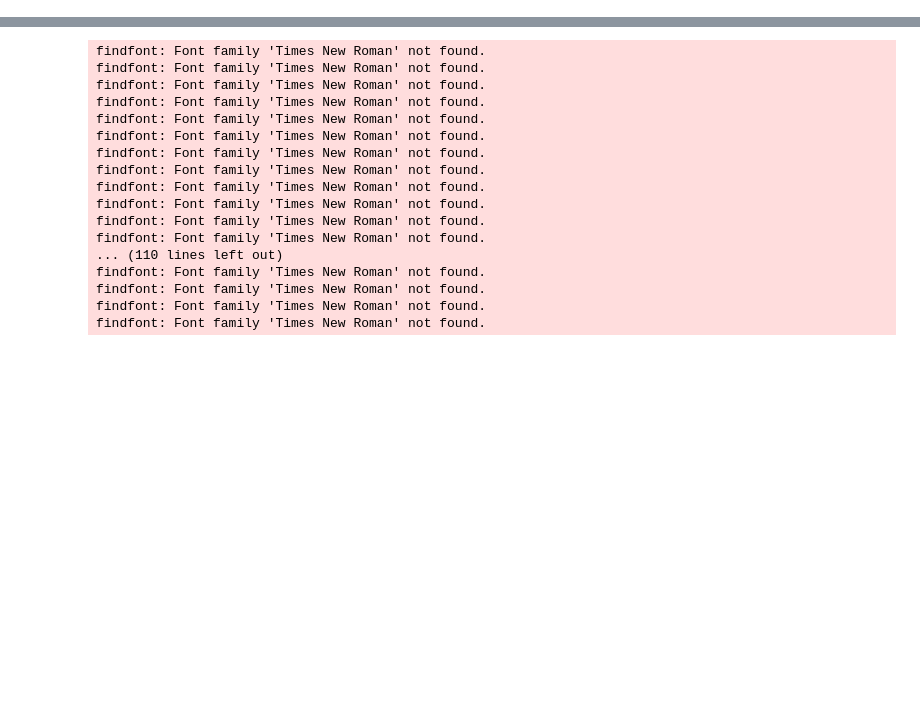
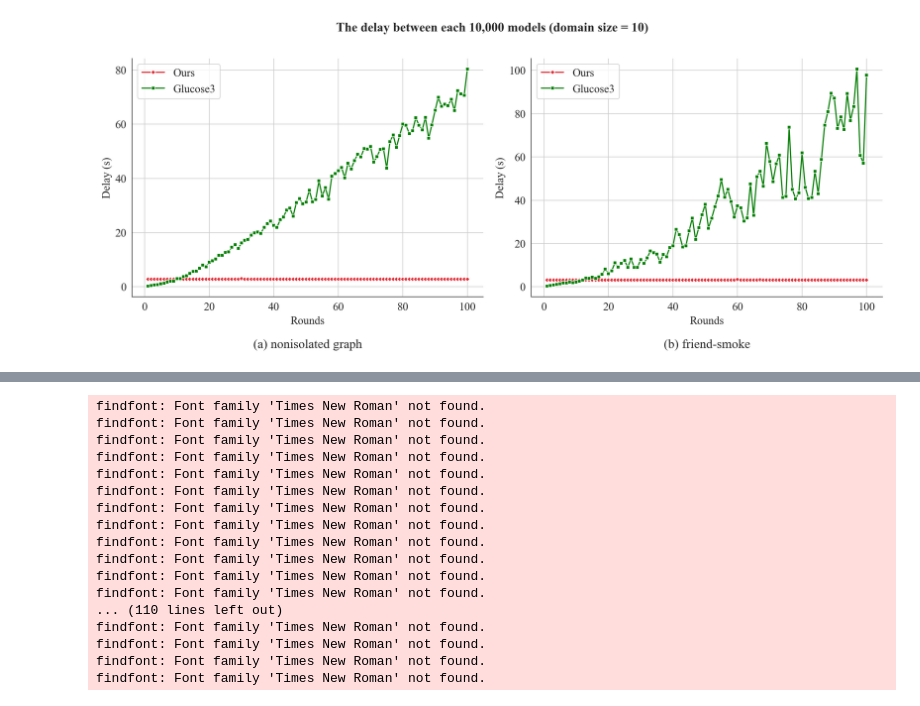
Before and after one commit to MengQiaolan/counting_fo2, a Jupyter notebook: figure.ipynb, the cells around one changed output, grey strips where cells are left out. Saved outputs shown, nothing was run; the diff lists cells and outputs as text; code cells hidden in the pictures; blank space fills up the shorter version.

```diff
--- a/figure.ipynb
+++ b/figure.ipynb
@@ -222,0 +1,69 @@ findfont: Font family 'Times New Roman' not found.
+# %%
+import numpy as np
+import seaborn as sns
+import matplotlib.pyplot as plt
+import pandas as pd
+
+# 设置全局字体
+plt.rcParams['font.family'] = 'Times New Roman'
+plt.rcParams['font.size'] = 14
+
+# 读取数据
+def load_data(path1, path2):
+    res1 = pd.read_csv(path1, header=None, names=['i', 'model_cnt', 'total_time', 'residual'])
+    res2 = pd.read_csv(path2, header=None, names=['i', 'model_cnt', 'total_time', 'residual'])
+    x = res1['i']
+    df1 = pd.DataFrame({'i': x, 'delay': res1['residual']})
+    df2 = pd.DataFrame({'i': x, 'delay': res2['residual']})
+    return df1, df2
+
+# 数据路径
+noniso1_path = "models/enum/noniso-delay"
+noniso2_path = "models/enum/pysat-non-iso-delay"
+fr1_path = "models/enum/fr-delay"
+fr2_path = "models/enum/pysat-fr-sm-delay"
+
+# 加载数据
+df_noniso1, df_noniso2 = load_data(noniso1_path, noniso2_path)
+df_fr1, df_fr2 = load_data(fr1_path, fr2_path)
+
+# 创建子图
+fig, (ax1, ax2) = plt.subplots(1, 2, figsize=(14, 6), dpi=200)
+fig.suptitle('The delay between each 10,000 models (domain size = 10)',
+             y=1.00,  # 垂直位置微调
+             fontsize=16,
+             fontweight='bold')
+
+# 绘制第一个子图（non-isolated）
+sns.lineplot(data=df_noniso1, x='i', y='delay', color='#e02b35', marker='D', markersize=4, label='Ours', ax=ax1)
+sns.lineplot(data=df_noniso2, x='i', y='delay', color='green', marker='s', markersize=4, label='Glucose3', ax=ax1)
+# ax1.set_title('The delay between each 10,000 models (non-isolated, n=10)')
+ax1.set_xticks([0, 20, 40, 60, 80, 100])
+ax1.set_yticks(range(0, 81, 20))
+ax1.set_xlabel('Rounds')
+ax1.set_ylabel('Delay (s)')
+ax1.grid(True)
+
+# 绘制第二个子图（fr-sm）
+sns.lineplot(data=df_fr1, x='i', y='delay', color='#e02b35', marker='D', markersize=4, label='Ours', ax=ax2)
+sns.lineplot(data=df_fr2, x='i', y='delay', color='green', marker='s', markersize=4, label='Glucose3', ax=ax2)
+# ax2.set_title('The delay between each 10,000 models (fr-sm, n=10)')
+ax2.set_xticks([0, 20, 40, 60, 80, 100])
+ax2.set_yticks(range(0, 101, 20))
+ax2.set_xlabel('Rounds')
+ax2.set_ylabel('Delay (s)')
+ax2.grid(True)
+
+ax1.text(0.5, -0.2, '(a) nonisolated graph', transform=ax1.transAxes, ha='center', va='center', fontsize=16)
+ax2.text(0.5, -0.2, '(b) friend-smoke', transform=ax2.transAxes, ha='center', va='center', fontsize=16)
+
+
+# 统一样式
+sns.set_style("white")
+sns.despine(left=False, bottom=False)
+plt.tight_layout()
+
+# 保存合并后的图表
+plt.savefig("combined_delay.pdf")
+# %% [output]
+[figure, added]
```
Also changed, not shown: parts of 14 cells of this notebook, 58 other files.
